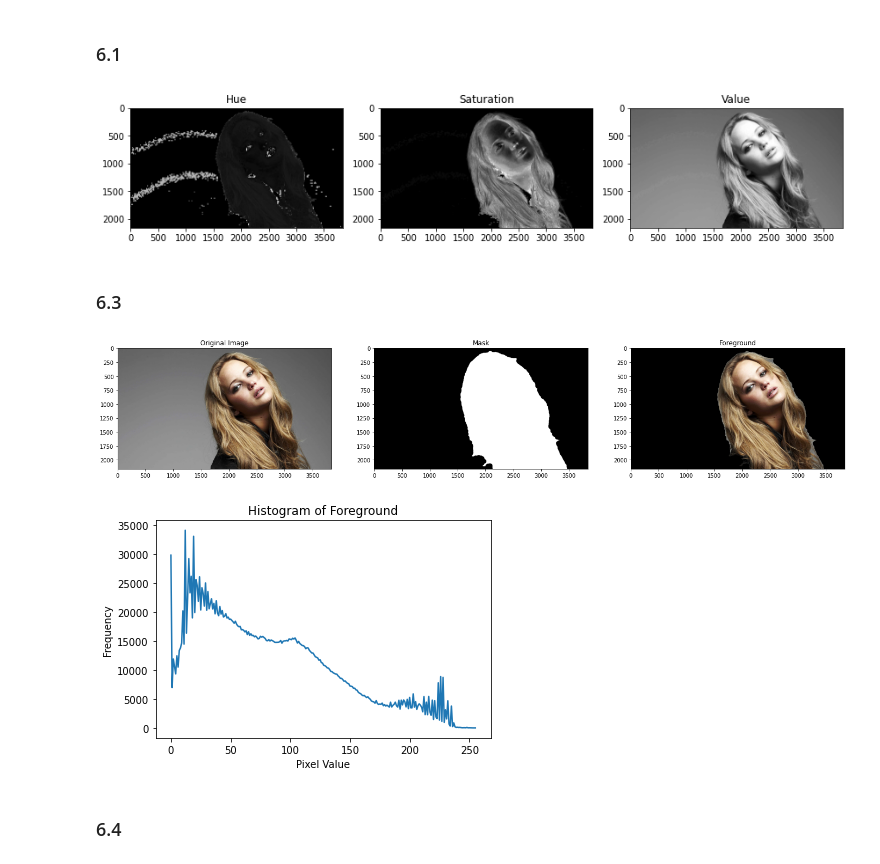
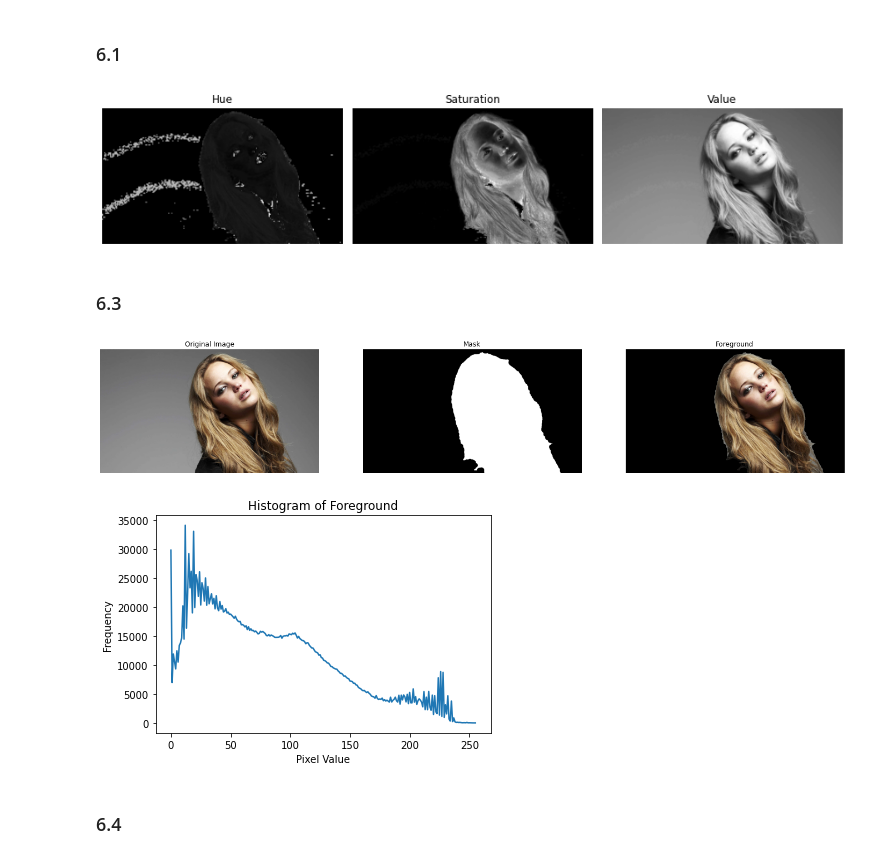
Before and after one commit to UlinduP/EN3160_Image_Processing_and_Machine_Vision, a Jupyter notebook: assignment_01.ipynb, the cells around one changed output. Drawn from its saved outputs; the diff is of its cells as text; code cells hidden in the pictures.

```diff
--- a/assignment_01.ipynb
+++ b/assignment_01.ipynb
@@ -275,9 +330,7 @@ image = cv.imread('images/jeniffer.jpg')
 hsv_image = cv.cvtColor(image, cv.COLOR_BGR2HSV)
 
 # Split the HSV image into H, S, and V components
-hue = hsv_image[:, :, 0]
-saturation = hsv_image[:, :, 1]
-value = hsv_image[:, :, 2]
+hue, saturation, value = cv.split(hsv_image)
 
 # Display the H, S, V planes in grayscale
 plt.figure(figsize=(12, 4))
@@ -285,54 +338,57 @@ plt.figure(figsize=(12, 4))
 plt.subplot(1, 3, 1)
 plt.imshow(hue, cmap='gray')
 plt.title('Hue')
+plt.axis('off')
 
 plt.subplot(1, 3, 2)
 plt.imshow(saturation, cmap='gray')
 plt.title('Saturation')
+plt.axis('off')
 
 plt.subplot(1, 3, 3)
 plt.imshow(value, cmap='gray')
 plt.title('Value')
+plt.axis('off')
 
 plt.tight_layout()
 plt.show()
 # %% [output]
-[figure, old version]
+[figure, new version]
 # %% [markdown]
 ### 6.3
 # %%
 # Define the threshold values for saturation
 saturation_min = 15
 saturation_max = 255
 
 # Create a binary mask based on saturation
 foreground_mask = cv.inRange(saturation, saturation_min, saturation_max)
 
 # Apply morphological operations to reduce noise
 foreground_mask = cv.morphologyEx(foreground_mask, cv.MORPH_CLOSE, cv.getStructuringElement(cv.MORPH_ELLIPSE,(80, 80)))
 
 # Obtain the foreground using cv.bitwise_and
 foreground = cv.bitwise_and(image, image, mask=foreground_mask)
 
 # Compute the histogram of the foreground
 histogram = cv.calcHist([foreground], [0], foreground_mask, [256], [0, 256])
 
 # Display the original image, mask, and foreground
 plt.figure(figsize=(24, 8))
 
-plt.subplot(131), plt.imshow(cv.cvtColor(image, cv.COLOR_BGR2RGB)), plt.title('Original Image')
-plt.subplot(132), plt.imshow(foreground_mask, cmap='gray'), plt.title('Mask')
-plt.subplot(133), plt.imshow(cv.cvtColor(foreground, cv.COLOR_BGR2RGB)), plt.title('Foreground')
+plt.subplot(131), plt.imshow(cv.cvtColor(image, cv.COLOR_BGR2RGB)), plt.title('Original Image'), plt.axis('off')
+plt.subplot(132), plt.imshow(foreground_mask, cmap='gray'), plt.title('Mask'), plt.axis('off')
+plt.subplot(133), plt.imshow(cv.cvtColor(foreground, cv.COLOR_BGR2RGB)), plt.title('Foreground'), plt.axis('off')
 plt.show()
 
 # Plot the histogram
 plt.plot(histogram)
 plt.title('Histogram of Foreground')
 plt.xlabel('Pixel Value')
 plt.ylabel('Frequency')
 plt.show()
 # %% [output]
-[figure, old version]
+[figure, new version]
 [figure]
 # %% [markdown]
 ### 6.4
```
Also changed, not shown: parts of 17 cells of this notebook, 5 other files.
